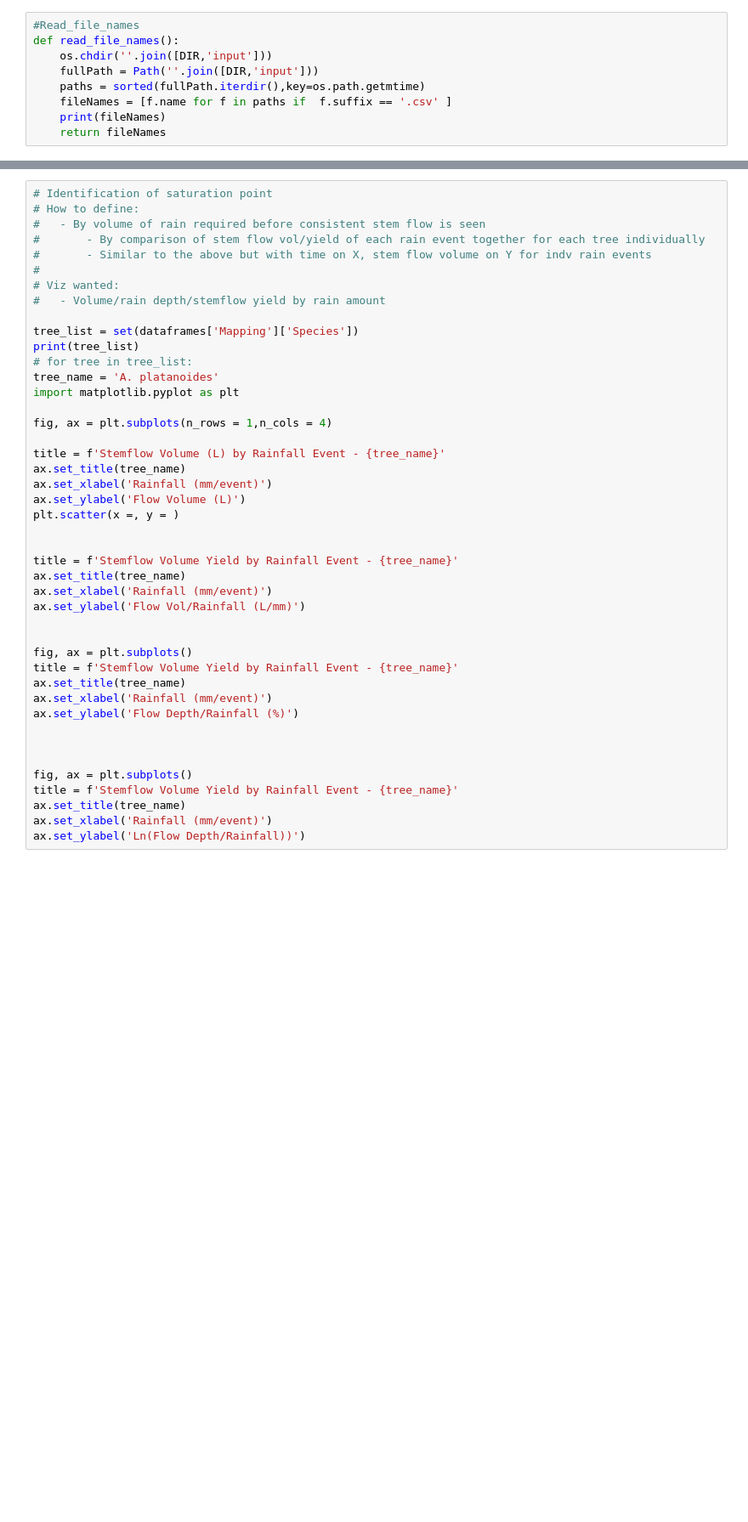
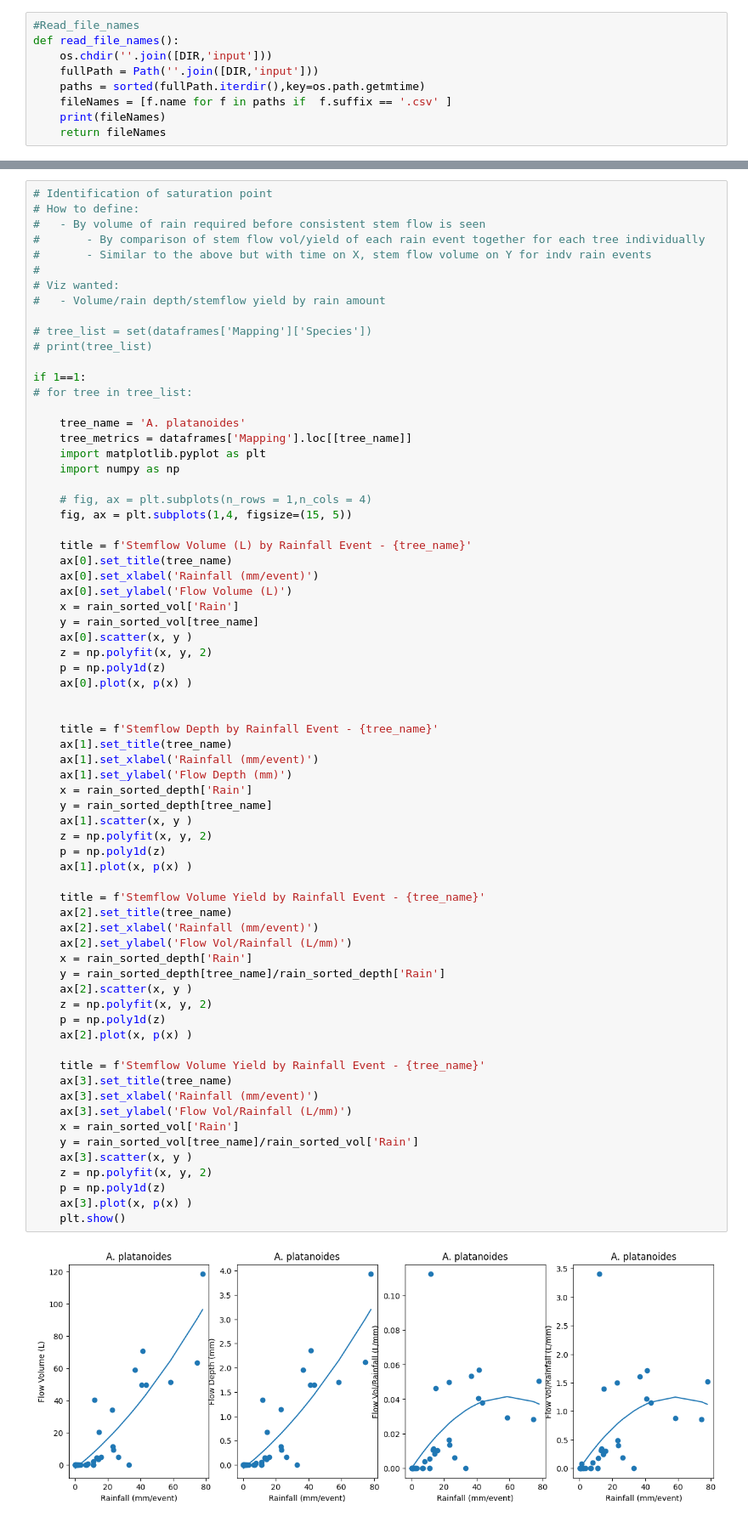
Before and after one commit to wischmcj/canopyHydrodynamics, a Jupyter notebook: validation_dev_work/validation_data.ipynb, the cells around one changed output, grey strips where cells are left out. Shown: that part at 85% size. Saved outputs shown, nothing was run; the diff lists cells and outputs as text; blank space fills up the shorter version.

Commit message:
Virst stemflow grapjs

```diff
--- a/validation_dev_work/validation_data.ipynb
+++ b/validation_dev_work/validation_data.ipynb
@@ -78,44 +93,71 @@ print(dataframes['Mapping'].iloc[0])
 # %%
 # Identification of saturation point
 # How to define:
 #   - By volume of rain required before consistent stem flow is seen
 #       - By comparison of stem flow vol/yield of each rain event together for each tree individually
 #       - Similar to the above but with time on X, stem flow volume on Y for indv rain events
 #
 # Viz wanted:
 #   - Volume/rain depth/stemflow yield by rain amount
 
-tree_list = set(dataframes['Mapping']['Species'])
-print(tree_list)
+# tree_list = set(dataframes['Mapping']['Species'])
+# print(tree_list)
+
+if 1==1:
 # for tree in tree_list:
-tree_name = 'A. platanoides'
-import matplotlib.pyplot as plt
 
-fig, ax = plt.subplots(n_rows = 1,n_cols = 4)
+    tree_name = 'A. platanoides'
+    tree_metrics = dataframes['Mapping'].loc[[tree_name]]
+    import matplotlib.pyplot as plt
+    import numpy as np
 
-title = f'Stemflow Volume (L) by Rainfall Event - {tree_name}'
-ax.set_title(tree_name)
-ax.set_xlabel('Rainfall (mm/event)')
-ax.set_ylabel('Flow Volume (L)')
-plt.scatter(x =, y = )
+    # fig, ax = plt.subplots(n_rows = 1,n_cols = 4)
+    fig, ax = plt.subplots(1,4, figsize=(15, 5))
+
+    title = f'Stemflow Volume (L) by Rainfall Event - {tree_name}'
+    ax[0].set_title(tree_name)
+    ax[0].set_xlabel('Rainfall (mm/event)')
+    ax[0].set_ylabel('Flow Volume (L)')
+    x = rain_sorted_vol['Rain']
+    y = rain_sorted_vol[tree_name]
+    ax[0].scatter(x, y )
+    z = np.polyfit(x, y, 2)
+    p = np.poly1d(z)
+    ax[0].plot(x, p(x) )
 
 
-title = f'Stemflow Volume Yield by Rainfall Event - {tree_name}'
-ax.set_title(tree_name)
-ax.set_xlabel('Rainfall (mm/event)')
-ax.set_ylabel('Flow Vol/Rainfall (L/mm)')
+    title = f'Stemflow Depth by Rainfall Event - {tree_name}'
+    ax[1].set_title(tree_name)
+    ax[1].set_xlabel('Rainfall (mm/event)')
+    ax[1].set_ylabel('Flow Depth (mm)')
+    x = rain_sorted_depth['Rain']
+    y = rain_sorted_depth[tree_name]
+    ax[1].scatter(x, y )
+    z = np.polyfit(x, y, 2)
+    p = np.poly1d(z)
+    ax[1].plot(x, p(x) )
 
+    title = f'Stemflow Volume Yield by Rainfall Event - {tree_name}'
+    ax[2].set_title(tree_name)
+    ax[2].set_xlabel('Rainfall (mm/event)')
+    ax[2].set_ylabel('Flow Vol/Rainfall (L/mm)')
+    x = rain_sorted_depth['Rain']
+    y = rain_sorted_depth[tree_name]/rain_sorted_depth['Rain']
+    ax[2].scatter(x, y )
+    z = np.polyfit(x, y, 2)
+    p = np.poly1d(z)
+    ax[2].plot(x, p(x) )
 
-fig, ax = plt.subplots()
-title = f'Stemflow Volume Yield by Rainfall Event - {tree_name}'
-ax.set_title(tree_name)
-ax.set_xlabel('Rainfall (mm/event)')
-ax.set_ylabel('Flow Depth/Rainfall (%)')
-
-
-
-fig, ax = plt.subplots()
-title = f'Stemflow Volume Yield by Rainfall Event - {tree_name}'
-ax.set_title(tree_name)
-ax.set_xlabel('Rainfall (mm/event)')
-ax.set_ylabel('Ln(Flow Depth/Rainfall))')
+    title = f'Stemflow Volume Yield by Rainfall Event - {tree_name}'
+    ax[3].set_title(tree_name)
+    ax[3].set_xlabel('Rainfall (mm/event)')
+    ax[3].set_ylabel('Flow Vol/Rainfall (L/mm)')
+    x = rain_sorted_vol['Rain']
+    y = rain_sorted_vol[tree_name]/rain_sorted_vol['Rain']
+    ax[3].scatter(x, y )
+    z = np.polyfit(x, y, 2)
+    p = np.poly1d(z)
+    ax[3].plot(x, p(x) )
+    plt.show()
+# %% [output]
+[figure, added]
```
Also changed, not shown: parts of 2 cells of this notebook.
